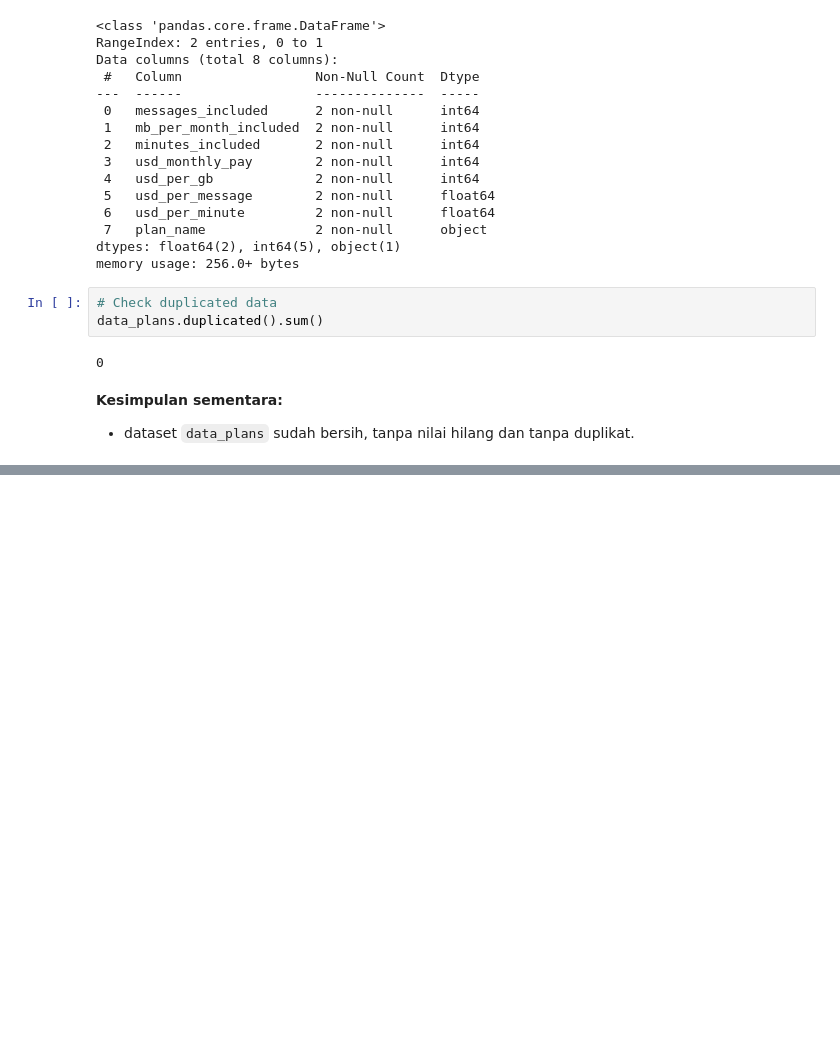
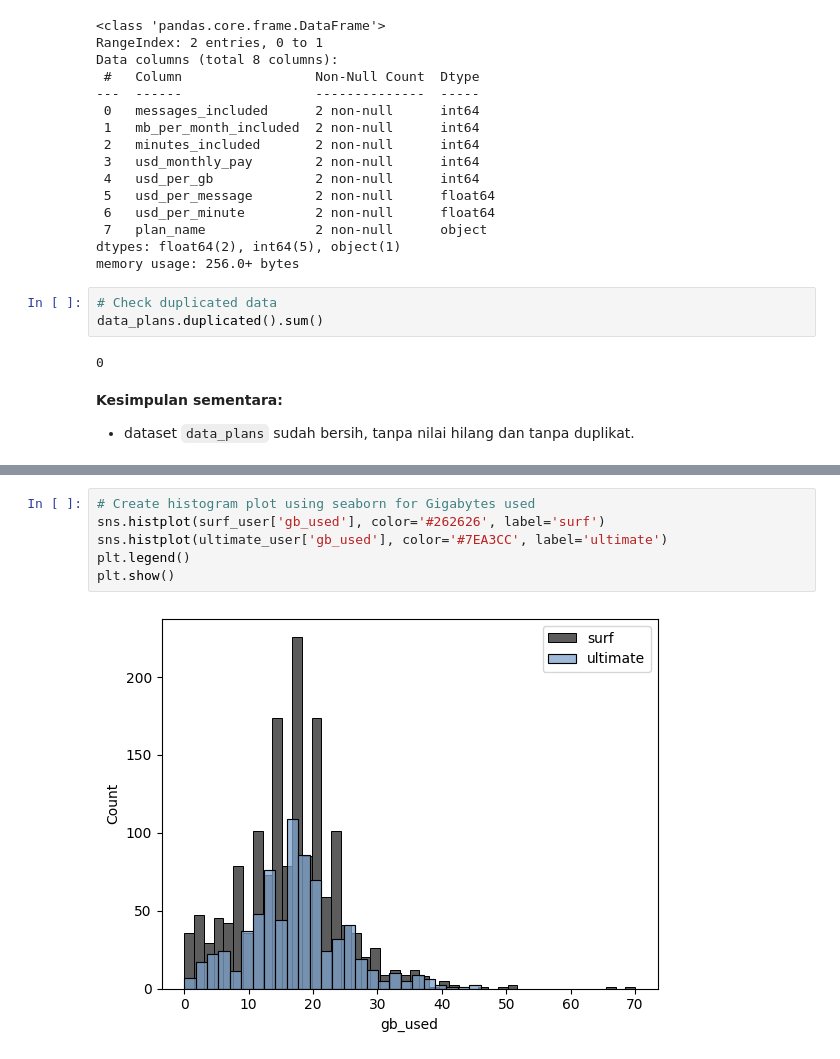
Before and after one commit to ShirotaT/DataAnalyst_Practicum, a Jupyter notebook: Project_4.megaline/Proyek4_PaketPrabayarMegaline.ipynb, the cells around one changed output, grey strips where cells are left out. Saved outputs shown, nothing was run; the diff lists cells and outputs as text; blank space fills up the shorter version.

```diff
--- a/Project_4.megaline/Proyek4_PaketPrabayarMegaline.ipynb
+++ b/Project_4.megaline/Proyek4_PaketPrabayarMegaline.ipynb
@@ -393,0 +779,8 @@ Ingat! Megaline membulatkan detik ke menit, serta megabita ke gigabita. Untuk pa
+# %%
+# Create histogram plot using seaborn for Gigabytes used
+sns.histplot(surf_user['gb_used'], color='#262626', label='surf')
+sns.histplot(ultimate_user['gb_used'], color='#7EA3CC', label='ultimate')
+plt.legend()
+plt.show()
+# %% [output]
+[figure, added]
```
Also changed, not shown: parts of 100 cells of this notebook.
